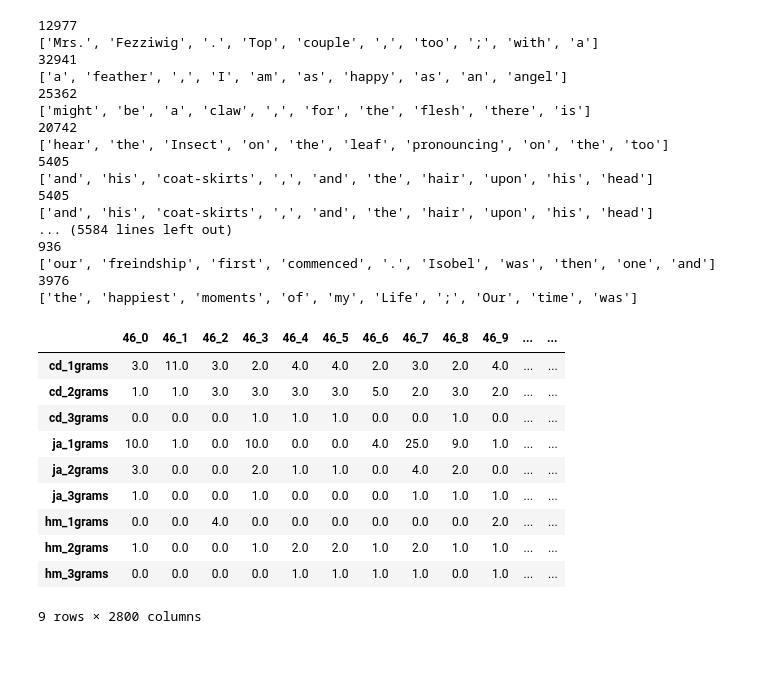
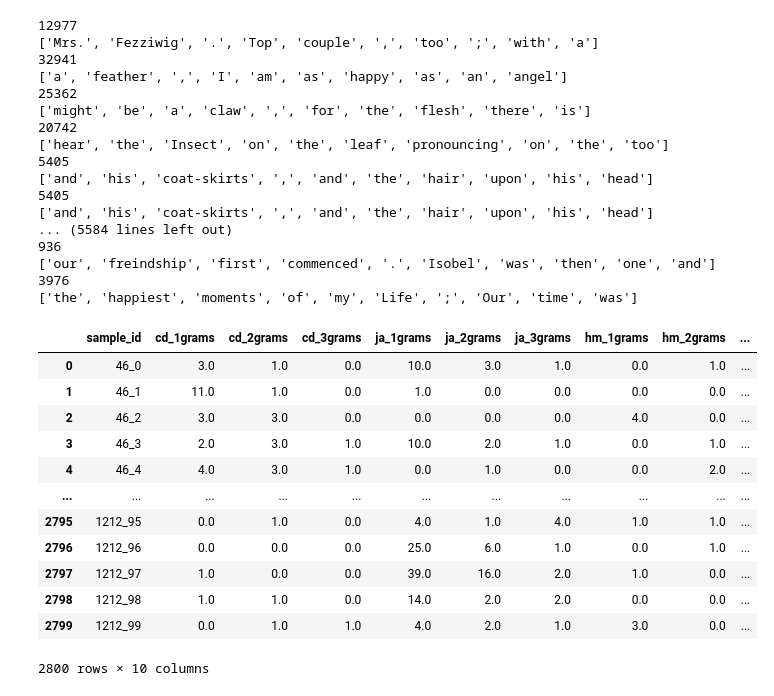
Before and after one commit to accuracy-eminent/writing_style_detection, a Jupyter notebook: ml.ipynb, the cells around one changed output. Saved outputs shown, nothing was run; the diff lists cells and outputs as text; code cells hidden in the pictures; blank space fills up the shorter version.

Commit message:
Prepare data for ml

```diff
--- a/ml.ipynb
+++ b/ml.ipynb
@@ -78,7 +78,7 @@ samples_df = pd.DataFrame(book_samples)
 3976
 ['the', 'happiest', 'moments', 'of', 'my', 'Life', ';', 'Our', 'time', 'was']
 # %%
-def get_data_df(book_samples):
+def get_data_df(book_samples, book_authors):
     ref_grams = {}
     ref_grams[1] = {
         'cd': [('t',), ('don',), ('boy',), ('until',), ('stopped',), ('hair',), ('d',), ('streets',), ('shook',), ('shaking',)],
@@ -93,46 +93,51 @@ def get_data_df(book_samples):
     ref_grams[3] = {
         'cd': [('don', '’', 't'), ('!', '”', 'said'), ('?', '”', 'said'), ('’', 's', 'a'), ('.', '“', 'Now'), ('.', 'I', 'had'), ('as', 'if', 'he'), ('“', 'Now', ','), ('he', 'said', ','), ('.', '“', 'Yes')],
         'ja': [(',', 'however', ','), ('I', 'am', 'sure'), ('I', 'do', 'not'), (',', 'and', 'she'), ('.', 'She', 'was'), ('she', 'could', 'not'), ('.', 'She', 'had'), (',', 'she', 'was'), (';', 'and', 'she'), ('“', 'Oh', '!')],
         'hm': [(',', 'then', ','), (',', 'who', ','), ('.', 'But', 'the'), ('“', 'I', 'would'), (',', 'like', 'the'), ('that', ',', 'in'), (',', 'that', 'in'), ('answer', '.', '“'), ('out', 'of', 'sight'), (',', 'in', 'some')]
     }
     data_dict = {}
     for sample_id, words in book_samples.items():
         #sample_id = '883_4'
         #words = book_samples[sample_id]
         #print(sample_id)
         #print(words)
         sample_row = {}
         get_ngrams = lambda words, gram_length: pd.Series(sorted(ngrams(words, gram_length))).value_counts()
         top_grams = {}
         # Calculate 1 to 3-grarms
         for gram_length in range(1, 4):
             top_grams[gram_length] = get_ngrams(words, gram_length)
         # Find the number of reference ngrams by author in each sample
         for author in ref_grams[1].keys():
             for gram_length in range(1, 4):
                 top_grams_count = top_grams[gram_length]
                 author_ref_grams = ref_grams[gram_length][author]
                 author_grams_count = top_grams_count.reindex(author_ref_grams)
                 #print(author_grams_count)
                 sample_row[f'{author}_{gram_length}grams'] = author_grams_count.sum()
         data_dict[sample_id] = sample_row
     data_df = pd.DataFrame(data_dict).T
+    data_df = (
+        data_df
+        .reset_index()
+        .rename(columns={'index':'sample_id'})
+    )
     return data_df
     #base_df = pd.DataFrame(pd.Series(book_samples)).reset_index()
     #base_df.columns = ['sample','words']
-data_df = get_data_df(book_samples)
-data_df
+orig_data_df = get_data_df(book_samples, book_authors)
+orig_data_df
+# %% [output]
+|  | sample_id | cd_1grams | cd_2grams | cd_3grams | ja_1grams | ja_2grams | ja_3grams | hm_1grams | hm_2grams | ... |
+| 0 | 46_0 | 3.0 | 1.0 | 0.0 | 10.0 | 3.0 | 1.0 | 0.0 | 1.0 | ... |
+| 1 | 46_1 | 11.0 | 1.0 | 0.0 | 1.0 | 0.0 | 0.0 | 0.0 | 0.0 | ... |
+| 2 | 46_2 | 3.0 | 3.0 | 0.0 | 0.0 | 0.0 | 0.0 | 4.0 | 0.0 | ... |
+| 3 | 46_3 | 2.0 | 3.0 | 1.0 | 10.0 | 2.0 | 1.0 | 0.0 | 1.0 | ... |
+| 4 | 46_4 | 4.0 | 3.0 | 1.0 | 0.0 | 1.0 | 0.0 | 0.0 | 2.0 | ... |
+| ... | ... | ... | ... | ... | ... | ... | ... | ... | ... | ... |
+| 2795 | 1212_95 | 0.0 | 1.0 | 0.0 | 4.0 | 1.0 | 4.0 | 1.0 | 1.0 | ... |
+| 2796 | 1212_96 | 0.0 | 0.0 | 0.0 | 25.0 | 6.0 | 1.0 | 0.0 | 1.0 | ... |
+| 2797 | 1212_97 | 1.0 | 0.0 | 0.0 | 39.0 | 16.0 | 2.0 | 1.0 | 0.0 | ... |
+| 2798 | 1212_98 | 1.0 | 1.0 | 0.0 | 14.0 | 2.0 | 2.0 | 0.0 | 0.0 | ... |
+| 2799 | 1212_99 | 0.0 | 1.0 | 1.0 | 4.0 | 2.0 | 1.0 | 3.0 | 0.0 | ... |
+2800 rows × 10 columns
-# %%
-pd.DataFrame(data_dict).T
-# %% [output]
-|  | 46_0 | 46_1 | 46_2 | 46_3 | 46_4 | 46_5 | 46_6 | 46_7 | 46_8 | 46_9 | ... | ... |
-| cd_1grams | 3.0 | 11.0 | 3.0 | 2.0 | 4.0 | 4.0 | 2.0 | 3.0 | 2.0 | 4.0 | ... | ... |
-| cd_2grams | 1.0 | 1.0 | 3.0 | 3.0 | 3.0 | 3.0 | 5.0 | 2.0 | 3.0 | 2.0 | ... | ... |
-| cd_3grams | 0.0 | 0.0 | 0.0 | 1.0 | 1.0 | 1.0 | 0.0 | 0.0 | 1.0 | 0.0 | ... | ... |
-| ja_1grams | 10.0 | 1.0 | 0.0 | 10.0 | 0.0 | 0.0 | 4.0 | 25.0 | 9.0 | 1.0 | ... | ... |
-| ja_2grams | 3.0 | 0.0 | 0.0 | 2.0 | 1.0 | 1.0 | 0.0 | 4.0 | 2.0 | 0.0 | ... | ... |
-| ja_3grams | 1.0 | 0.0 | 0.0 | 1.0 | 0.0 | 0.0 | 0.0 | 1.0 | 1.0 | 1.0 | ... | ... |
-| hm_1grams | 0.0 | 0.0 | 4.0 | 0.0 | 0.0 | 0.0 | 0.0 | 0.0 | 0.0 | 2.0 | ... | ... |
-| hm_2grams | 1.0 | 0.0 | 0.0 | 1.0 | 2.0 | 2.0 | 1.0 | 2.0 | 1.0 | 1.0 | ... | ... |
-| hm_3grams | 0.0 | 0.0 | 0.0 | 0.0 | 1.0 | 1.0 | 1.0 | 1.0 | 0.0 | 1.0 | ... | ... |
-9 rows × 2800 columns
```
Also changed, not shown: parts of 3 cells of this notebook.
